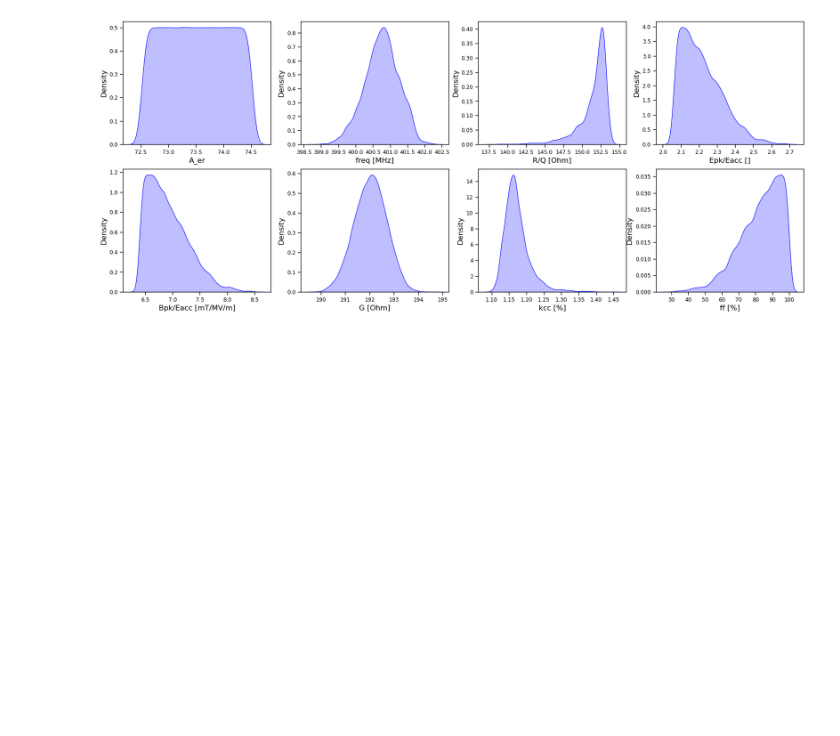
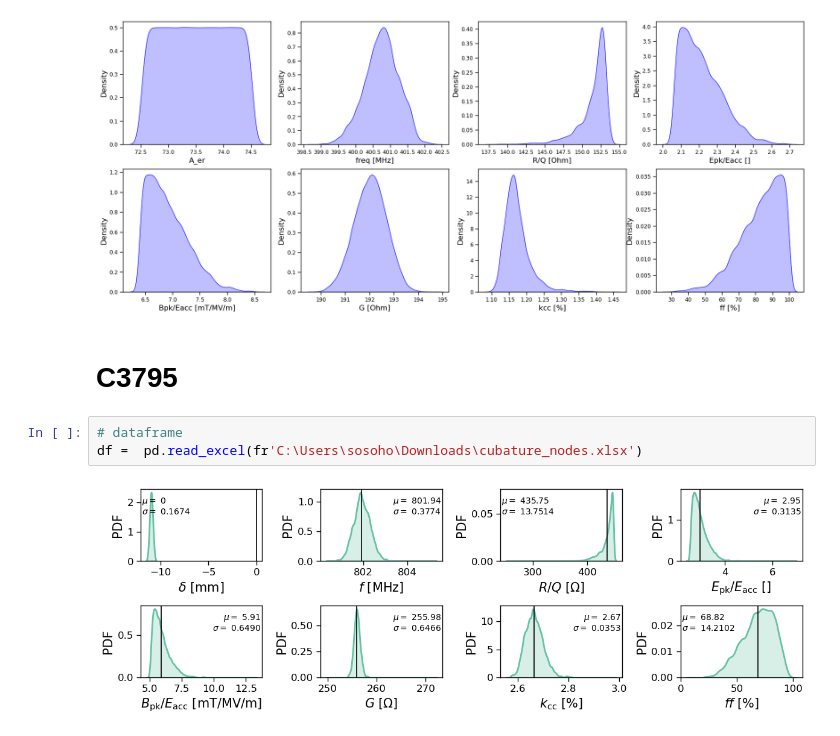
Before and after one commit to Dark-Elektron/CavityDesignHub, a Jupyter notebook: utils/dakota.ipynb, the cells around one changed output. Saved outputs shown, nothing was run; the diff lists cells and outputs as text; blank space fills up the shorter version.

```diff
--- a/utils/dakota.ipynb
+++ b/utils/dakota.ipynb
@@ -235,3 +221,10 @@ sns.kdeplot(df_normal['ff [%]'], color='b', fill=True, ax=axes[1, 3])
 # %% [output]
 <Axes: xlabel='ff [%]', ylabel='Density'>
 [figure]
+# %% [markdown]
+# C3795
+# %%
+# dataframe
+df =  pd.read_excel(fr'C:\Users\sosoho\Downloads\cubature_nodes.xlsx')
+# %% [output]
+[figure, added]
```
Also changed, not shown: parts of 18 cells of this notebook, 18 other files.
